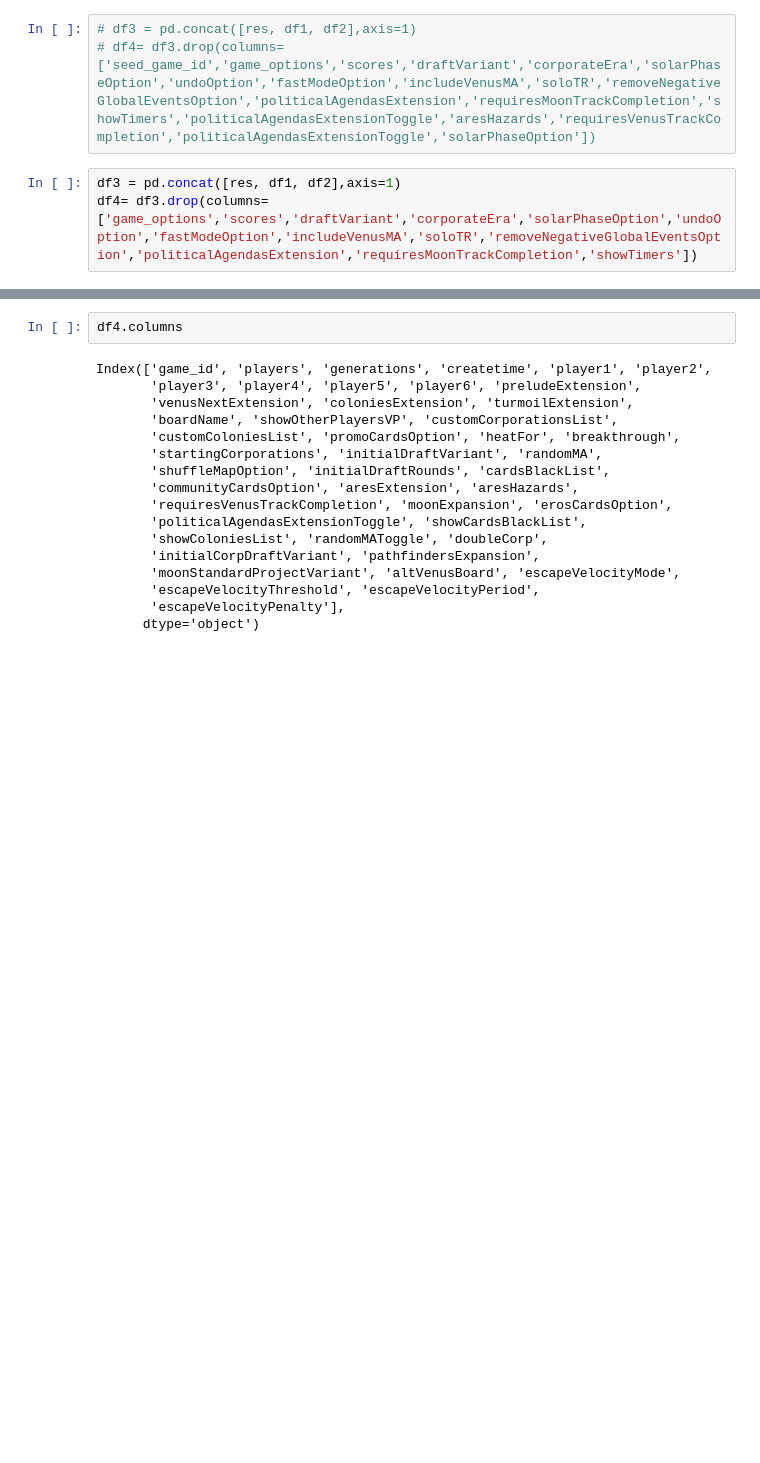
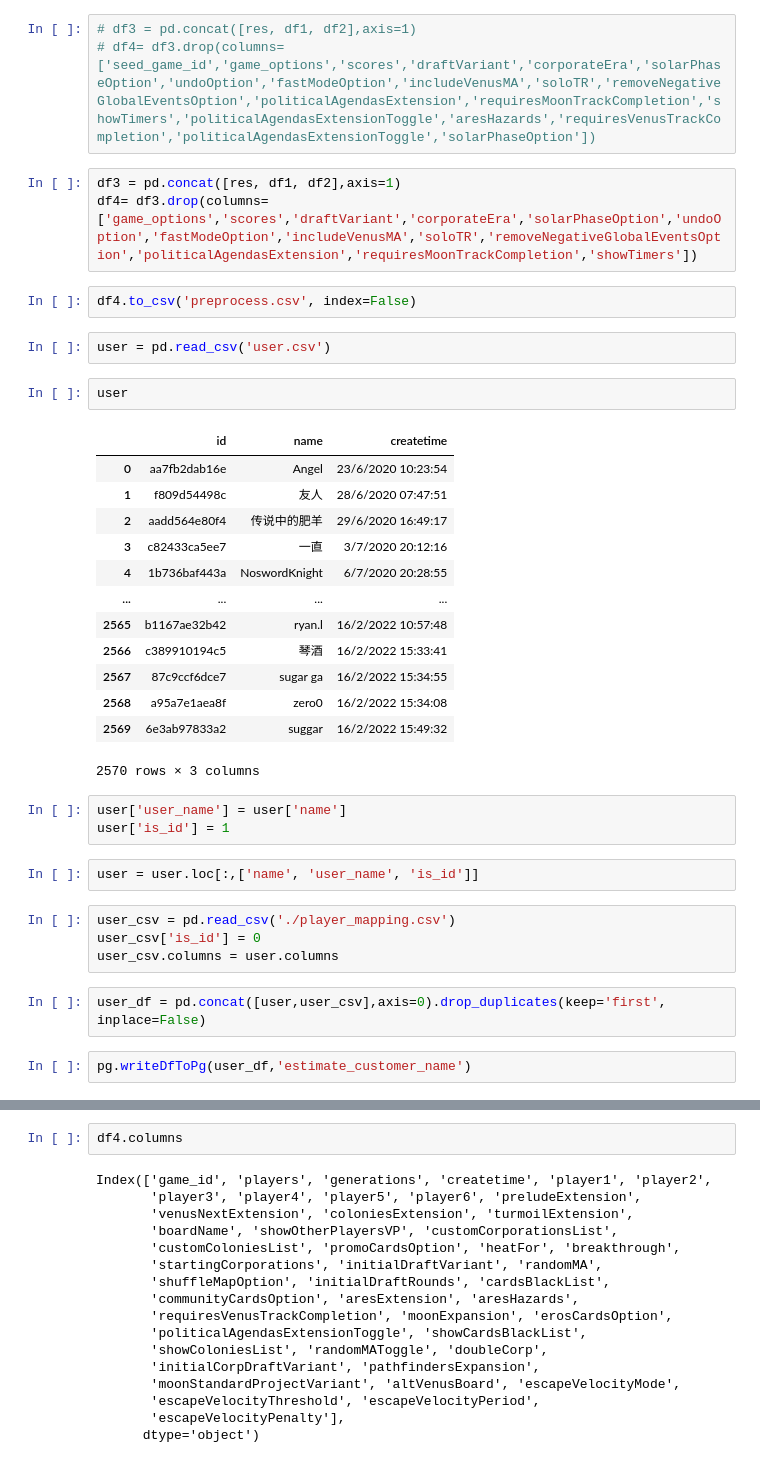
Before and after one commit to Ender-Wiggin2019/tfm-summary, a Jupyter notebook: tfm_data_summary.ipynb, the cells around one changed output, grey strips where cells are left out. Saved outputs shown, nothing was run; the diff lists cells and outputs as text; blank space fills up the shorter version.

```diff
--- a/tfm_data_summary.ipynb
+++ b/tfm_data_summary.ipynb
@@ -68,3 +42,36 @@ Index(['game_id', 'players', 'generations', 'game_options', 'scores',
 # %%
 df3 = pd.concat([res, df1, df2],axis=1)
 df4= df3.drop(columns=['game_options','scores','draftVariant','corporateEra','solarPhaseOption','undoOption','fastModeOption','includeVenusMA','soloTR','removeNegativeGlobalEventsOption','politicalAgendasExtension','requiresMoonTrackCompletion','showTimers'])
+# %%
+df4.to_csv('preprocess.csv', index=False)
+# %%
+user = pd.read_csv('user.csv')
+# %%
+user
+# %% [output]
+|  | id | name | createtime |
+| 0 | aa7fb2dab16e | Angel | 23/6/2020 10:23:54 |
+| 1 | f809d54498c | 友人 | 28/6/2020 07:47:51 |
+| 2 | aadd564e80f4 | 传说中的肥羊 | 29/6/2020 16:49:17 |
+| 3 | c82433ca5ee7 | 一直 | 3/7/2020 20:12:16 |
+| 4 | 1b736baf443a | NoswordKnight | 6/7/2020 20:28:55 |
+| ... | ... | ... | ... |
+| 2565 | b1167ae32b42 | ryan.l | 16/2/2022 10:57:48 |
+| 2566 | c389910194c5 | 琴酒 | 16/2/2022 15:33:41 |
+| 2567 | 87c9ccf6dce7 | sugar ga | 16/2/2022 15:34:55 |
+| 2568 | a95a7e1aea8f | zero0 | 16/2/2022 15:34:08 |
+| 2569 | 6e3ab97833a2 | suggar | 16/2/2022 15:49:32 |
+2570 rows × 3 columns
+# %%
+user['user_name'] = user['name']
+user['is_id'] = 1
+# %%
+user = user.loc[:,['name', 'user_name', 'is_id']]
+# %%
+user_csv = pd.read_csv('./player_mapping.csv')
+user_csv['is_id'] = 0
+user_csv.columns = user.columns
+# %%
+user_df = pd.concat([user,user_csv],axis=0).drop_duplicates(keep='first', inplace=False)
+# %%
+pg.writeDfToPg(user_df,'estimate_customer_name')
```
Also changed, not shown: parts of 27 cells of this notebook, 12 other files.
